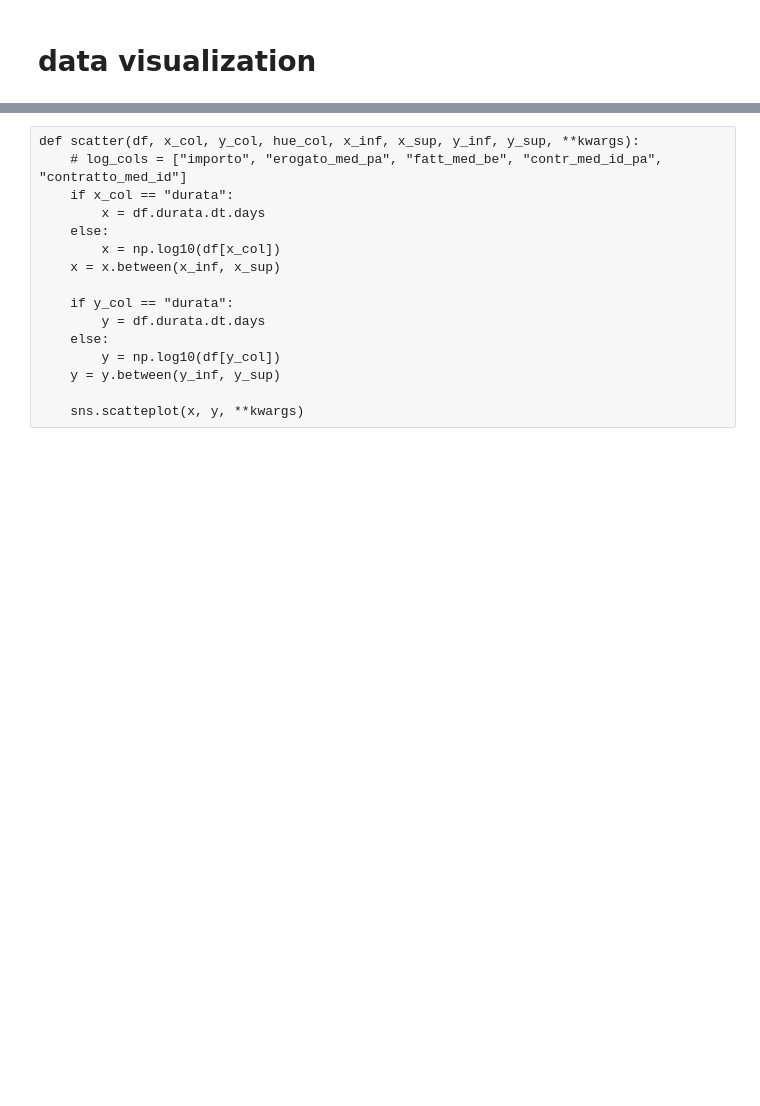
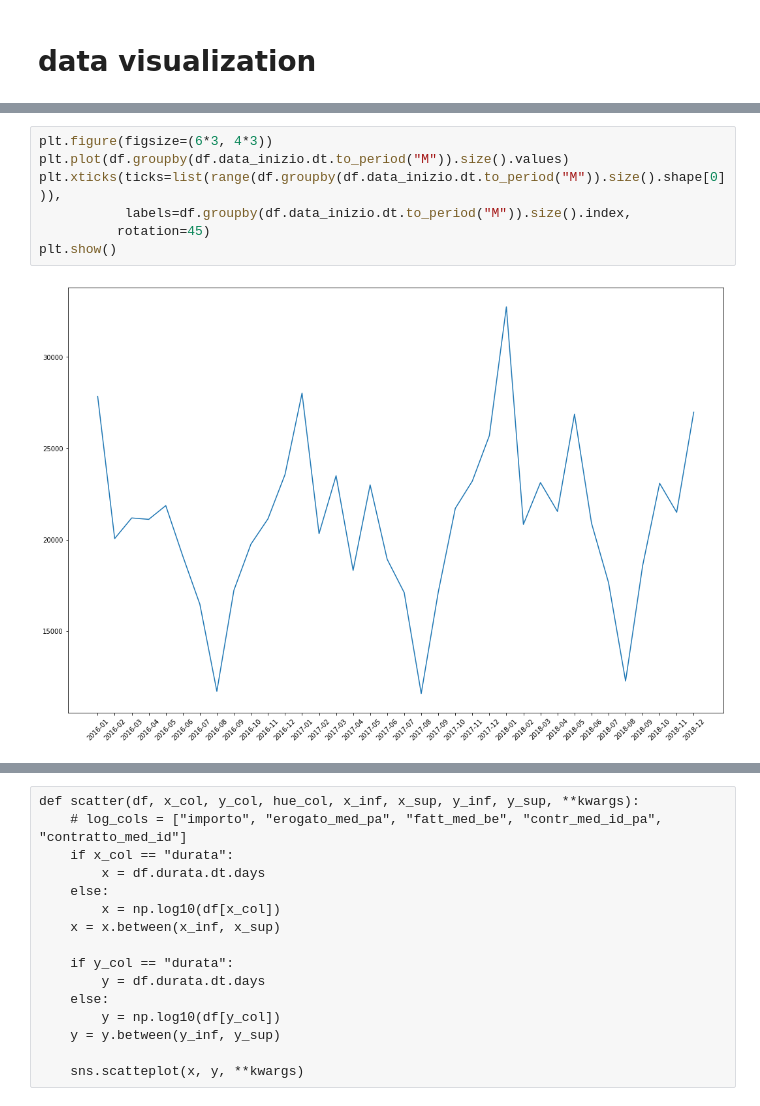
Before and after one commit to Yourne/synapthesis, a Jupyter notebook: Luglio23sett/datasetV2.ipynb, the cells around one changed output, grey strips where cells are left out. Saved outputs shown, nothing was run; the diff lists cells and outputs as text; blank space fills up the shorter version.

```diff
--- a/Luglio2sett/datasetV2.ipynb
+++ b/Luglio23sett/datasetV2.ipynb
@@ -105,0 +128,9 @@ dtype: float64
+# %%
+plt.figure(figsize=(6*3, 4*3))
+plt.plot(df.groupby(df.data_inizio.dt.to_period("M")).size().values)
+plt.xticks(ticks=list(range(df.groupby(df.data_inizio.dt.to_period("M")).size().shape[0])),
+           labels=df.groupby(df.data_inizio.dt.to_period("M")).size().index,
+          rotation=45)
+plt.show()
+# %% [output]
+[figure, added]
```
Also changed, not shown: parts of 28 cells of this notebook, 1 other file.
